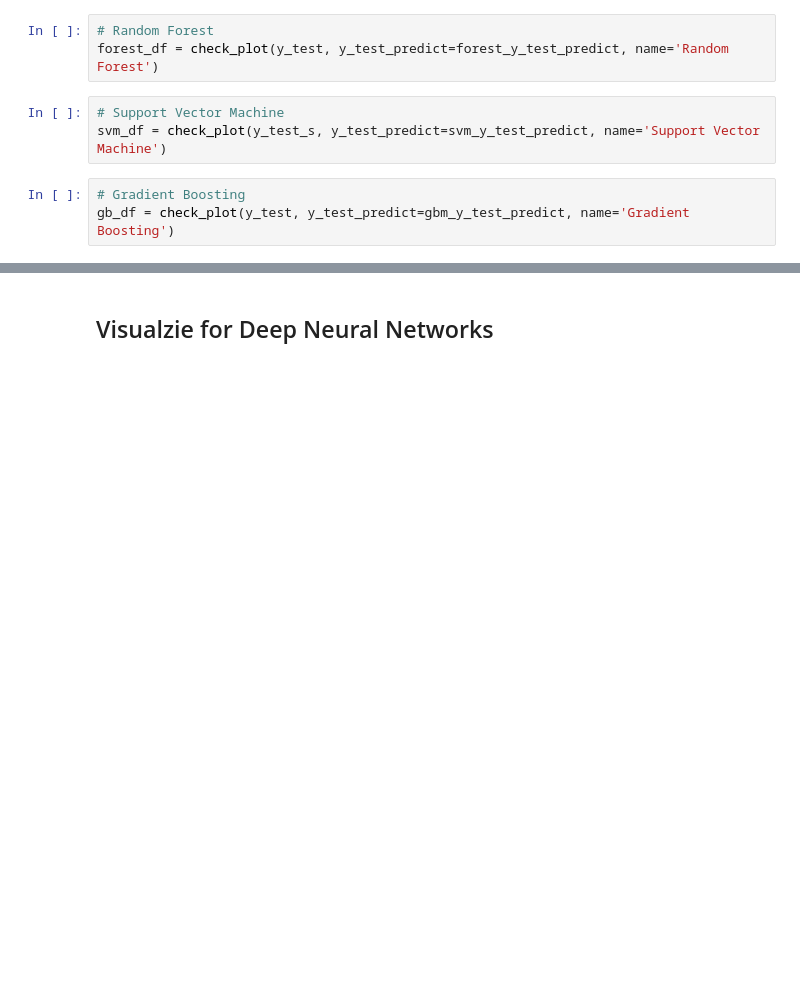
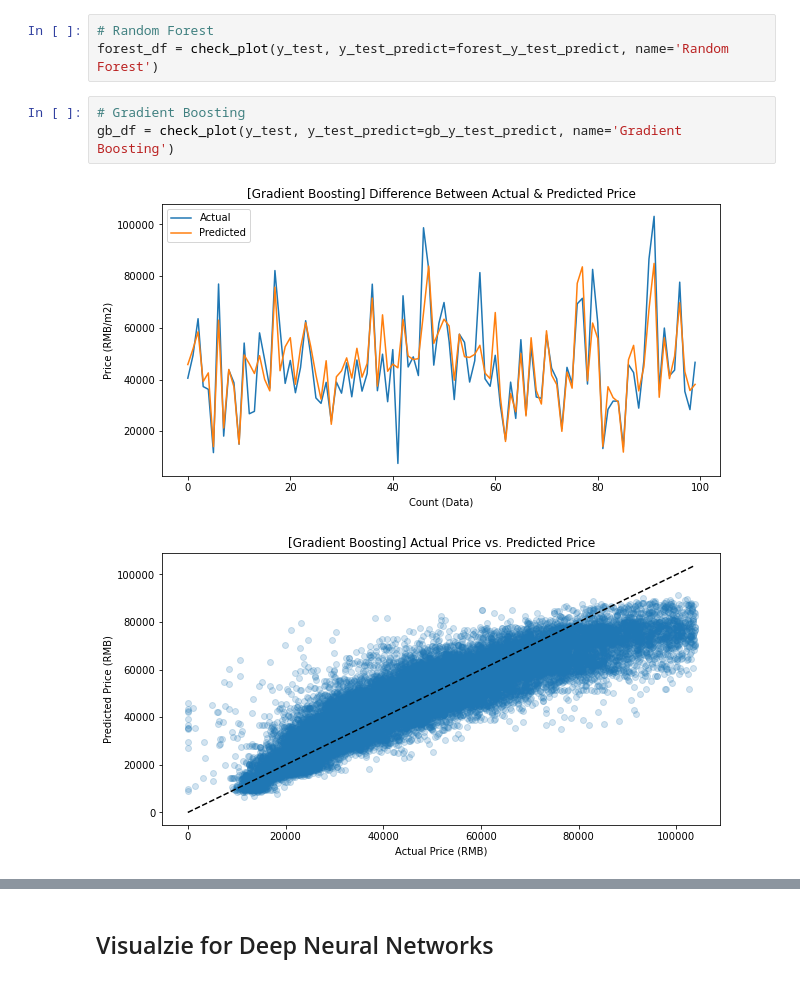
Before and after one commit to ckng0221/Machine-Learning-Housing-Price-Prediction-based-on-Housing-Price-in-Beijing, a Jupyter notebook: Case Study.ipynb, the cells around one changed output, grey strips where cells are left out. Drawn from its saved outputs; the diff is of its cells as text; blank space fills up the shorter version.

```diff
--- a/Case Study.ipynb
+++ b/Case Study.ipynb
@@ -892,12 +910,12 @@ tree_df = check_plot(y_test, y_test_predict=tree_y_test_predict, name='Decision
 # %%
 # Random Forest
 forest_df = check_plot(y_test, y_test_predict=forest_y_test_predict, name='Random Forest')
-# %%
-# Support Vector Machine
-svm_df = check_plot(y_test_s, y_test_predict=svm_y_test_predict, name='Support Vector Machine')
 # %%
 # Gradient Boosting
-gb_df = check_plot(y_test, y_test_predict=gbm_y_test_predict, name='Gradient Boosting')
+gb_df = check_plot(y_test, y_test_predict=gb_y_test_predict, name='Gradient Boosting')
+# %% [output]
+[figure, added]
+[figure, added]
 # %%
 # Deep Neural Network
 dnn_df = check_plot(y_test, y_test_predict=dnn_y_test_predict, name='Deep Neural Network')
```
Also changed, not shown: parts of 27 cells of this notebook, 3 other files.
